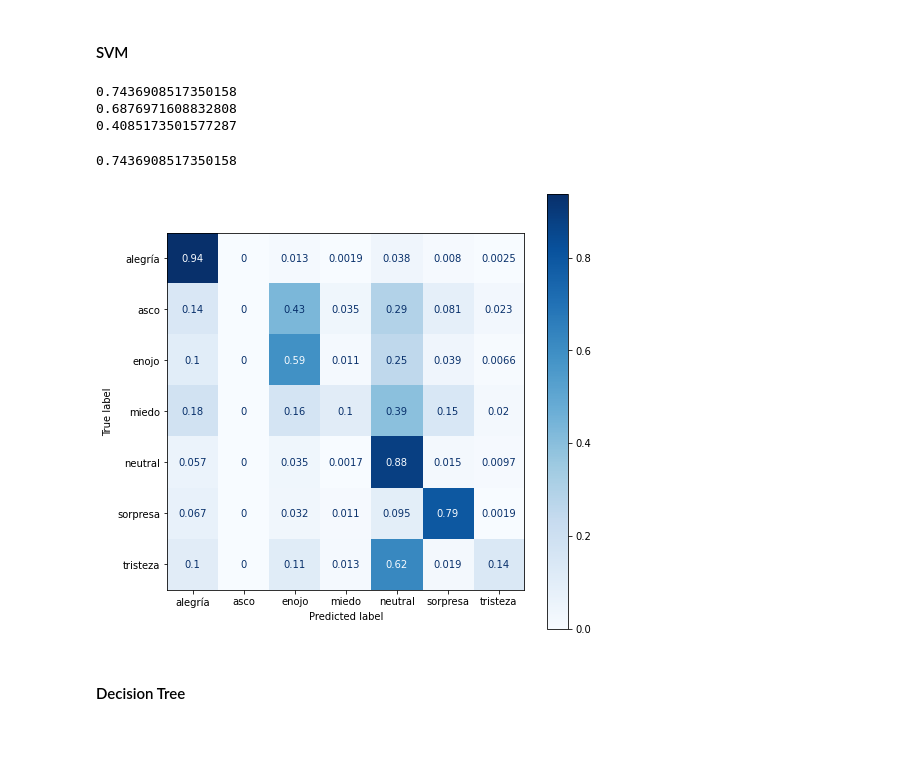
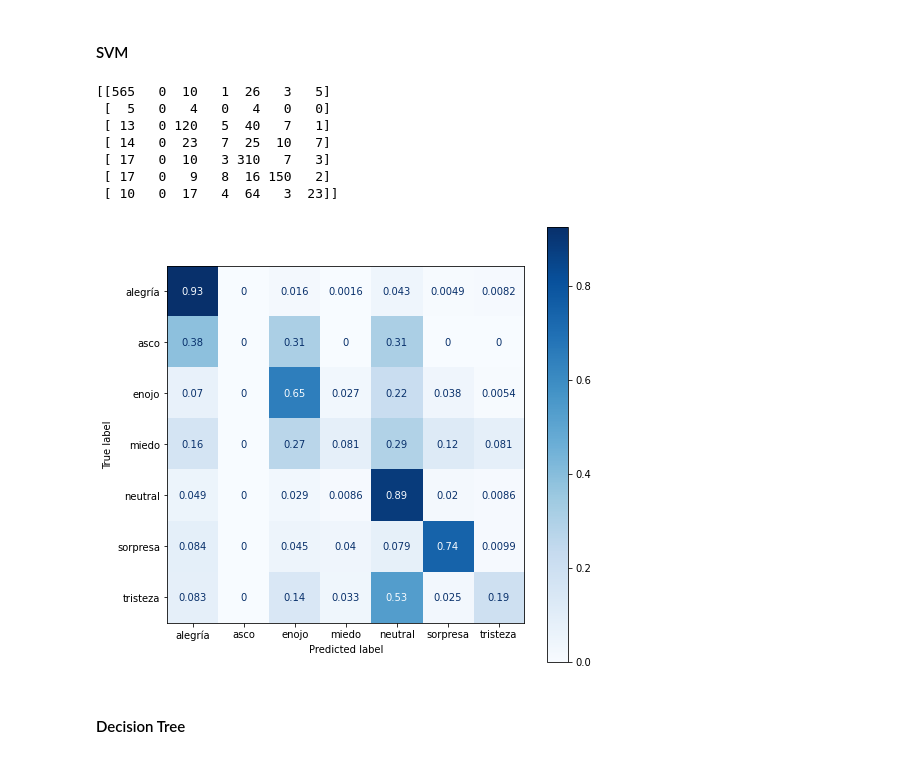
Before and after one commit to MatiasDuhalde/IIC2613-Tareas, a Jupyter notebook: T3/preguntas.ipynb, the cells around one changed output. Cells and saved outputs as stored; diff of their text form; code cells hidden in the pictures.

```diff
--- a/T3/preguntas.ipynb
+++ b/T3/preguntas.ipynb
@@ -278,19 +278,19 @@ def instantiate_classifier(model, *args, **kwargs):
 
 def train_classifier(model_instance):
     # Use train_X and train_Y as predefined variables
-    model_instance.fit(train_X, train_Y)
+    model_instance.fit(X_train, y_train)
 
-def predict_with_classifier(model_instance):
+def predict_with_classifier(model_instance, X_set):
     # Use test_X predefined variable
-    prediction = model_instance.predict(test_X)
+    prediction = model_instance.predict(X_set)
     return prediction
 
-def calculate_score(prediction):
-    return accuracy_score(test_Y, prediction) * 100
+def calculate_score(prediction, y_set):
+    return accuracy_score(y_set, prediction) * 100
 # %% [markdown]
 ### Support Vector Machine (SVM)
 # %%
-SLACK_VALUES = [0.1, 0.3, 0.5, 0.8, 1, 1.5, 2, 3, 5, 10, 20, 50, 100, 500, 1000, 10000]
+SLACK_VALUES = [0.1, 0.3, 0.5, 0.8, 1, 1.5, 2, 3, 5, 10, 20, 50, 100, 500, 1000]
 # %% [markdown]
 #### Linear kernel
 # %%
@@ -319,4 +318,4 @@ Training linear SVM classifier with slack value 10000
 # %%
-svm_predictions = {value: predict_with_classifier(svm_classifiers[value]) for value in svm_classifiers}
+svm_predictions = {value: predict_with_classifier(svm_classifiers[value], X_validation) for value in svm_classifiers}
 # %%
 for slack_value in svm_predictions:
@@ -570,27 +568,27 @@ Los mejores hiperparámetros para cada modelo fueron:
 # %% [markdown]
 ### Matriz de confusión
 # %%
-def get_confusion_matrix(prediction):
-    matrix = confusion_matrix(prediction, test_Y)
+def get_confusion_matrix(y_set, prediction):
+    matrix = confusion_matrix(y_set, prediction)
     return matrix
 # %% [markdown]
 #### SVM
-# %%
-print(svm_classifiers[5].score(train_X, train_Y))
-print(decision_tree_classifiers_gini[8].score(train_X,train_Y))
-print(naive_bayes_classifier.score(train_X,train_Y))
-# %% [output]
-0.7436908517350158
-0.6876971608832808
-0.4085173501577287
 # %%
+best_svm_classifier = svm_classifiers[100]
 
+print(get_confusion_matrix(y_validation, svm_predictions[100]))
 
 fig, ax = plt.subplots(figsize=(8, 8))
-disp = plot_confusion_matrix(svm_classifiers[5], test_X, test_Y, cmap=plt.cm.Blues, normalize='true', ax=ax)
+disp = plot_confusion_matrix(best_svm_classifier, X_validation, y_validation, cmap=plt.cm.Blues, normalize='true', ax=ax)
 # %% [output]
-0.7436908517350158
+[[565   0  10   1  26   3   5]
+ [  5   0   4   0   4   0   0]
+ [ 13   0 120   5  40   7   1]
+ [ 14   0  23   7  25  10   7]
+ [ 17   0  10   3 310   7   3]
+ [ 17   0   9   8  16 150   2]
+ [ 10   0  17   4  64   3  23]]
-[figure, old version]
+[figure, new version]
 # %% [markdown]
 #### Decision Tree
 # %%
```
Also changed, not shown: parts of 32 cells of this notebook.
